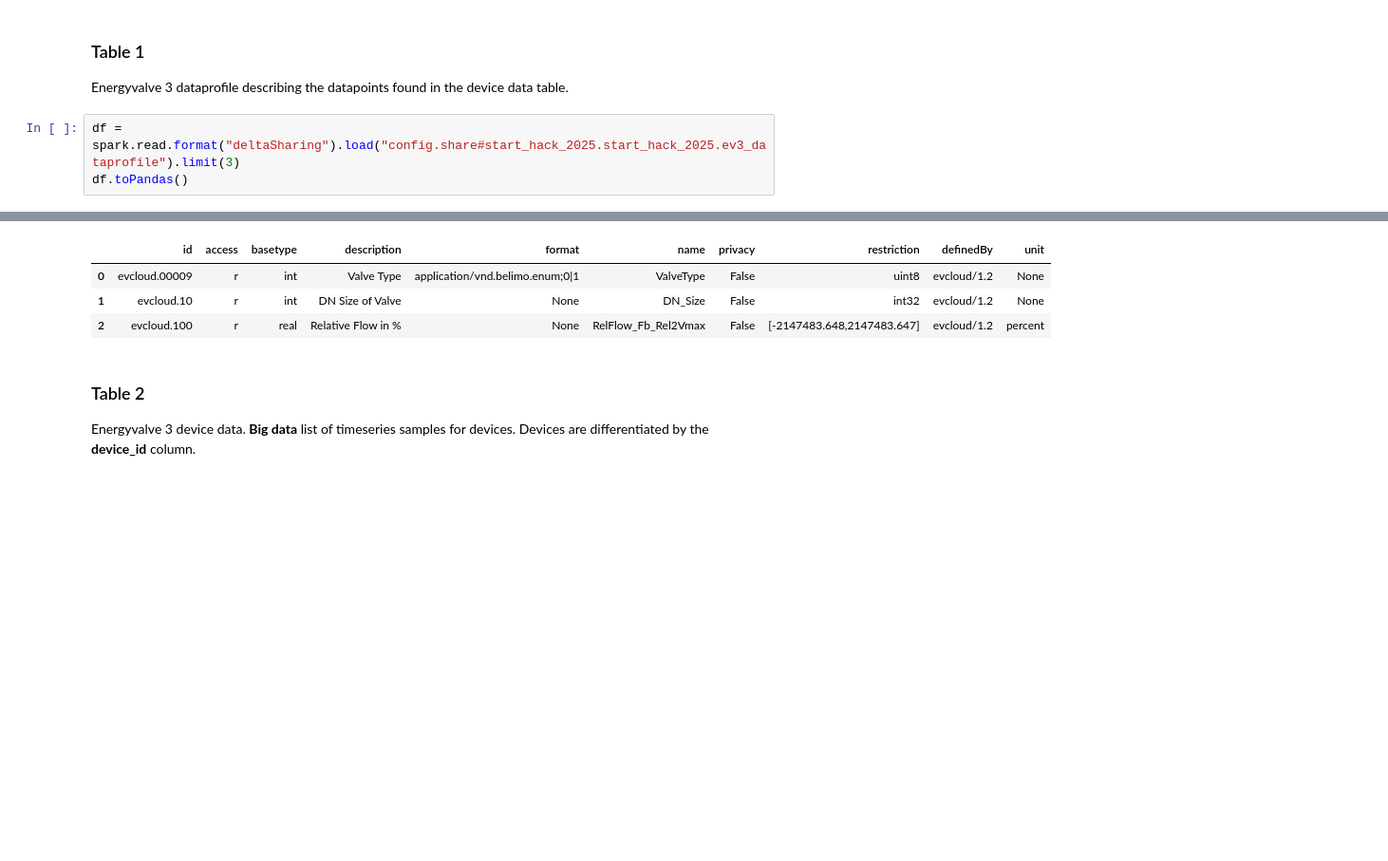
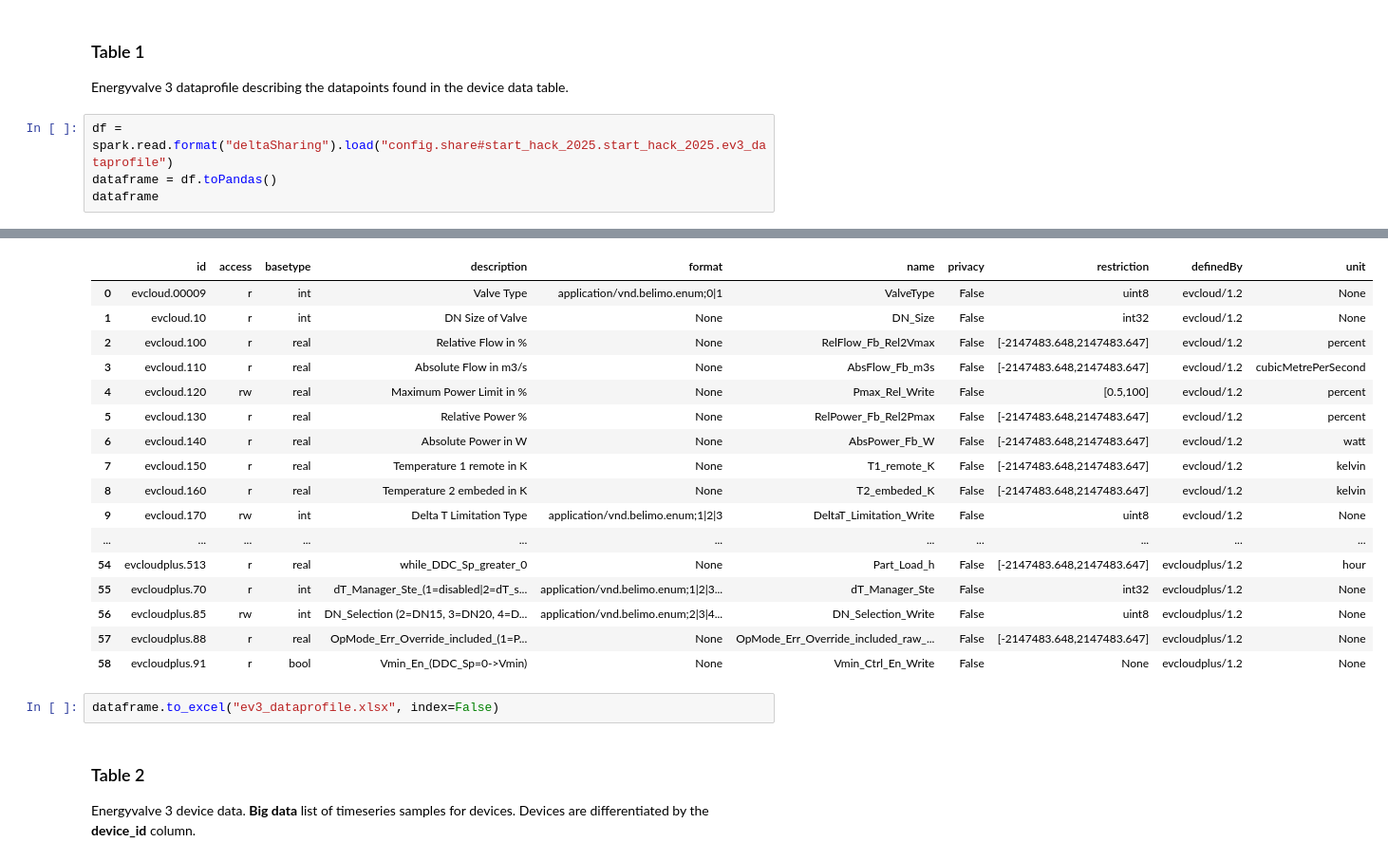
Before and after one commit to henri-climber/start-belimo, a Jupyter notebook: demo/work/docker-demo.ipynb, the cells around one changed output, grey strips where cells are left out. Shown at 95% size. Cells and saved outputs as stored; diff of their text form; blank space fills up the shorter version.

Commit message:
implement load data class

```diff
--- a/demo/work/docker-demo.ipynb
+++ b/demo/work/docker-demo.ipynb
@@ -26,6 +47,7 @@ client.list_all_tables()
 ### Table 1
 Energyvalve 3 dataprofile describing the datapoints found in the device data table.
 # %%
-df = spark.read.format("deltaSharing").load("config.share#start_hack_2025.start_hack_2025.ev3_dataprofile").limit(3)
-df.toPandas()
+df = spark.read.format("deltaSharing").load("config.share#start_hack_2025.start_hack_2025.ev3_dataprofile")
+dataframe = df.toPandas()
+dataframe
 # %% [output]
@@ -33,7 +56,22 @@ df.toPandas()
 |  | id | access | basetype | description | format | name | privacy | restriction | definedBy | unit |
 | 0 | evcloud.00009 | r | int | Valve Type | application/vnd.belimo.enum;0|1 | ValveType | False | uint8 | evcloud/1.2 | None |
 | 1 | evcloud.10 | r | int | DN Size of Valve | None | DN_Size | False | int32 | evcloud/1.2 | None |
 | 2 | evcloud.100 | r | real | Relative Flow in % | None | RelFlow_Fb_Rel2Vmax | False | [-2147483.648,2147483.647] | evcloud/1.2 | percent |
+| 3 | evcloud.110 | r | real | Absolute Flow in m3/s | None | AbsFlow_Fb_m3s | False | [-2147483.648,2147483.647] | evcloud/1.2 | cubicMetrePerSecond |
+| 4 | evcloud.120 | rw | real | Maximum Power Limit in % | None | Pmax_Rel_Write | False | [0.5,100] | evcloud/1.2 | percent |
+| 5 | evcloud.130 | r | real | Relative Power % | None | RelPower_Fb_Rel2Pmax | False | [-2147483.648,2147483.647] | evcloud/1.2 | percent |
+| 6 | evcloud.140 | r | real | Absolute Power in W | None | AbsPower_Fb_W | False | [-2147483.648,2147483.647] | evcloud/1.2 | watt |
+| 7 | evcloud.150 | r | real | Temperature 1 remote in K | None | T1_remote_K | False | [-2147483.648,2147483.647] | evcloud/1.2 | kelvin |
+| 8 | evcloud.160 | r | real | Temperature 2 embeded in K | None | T2_embeded_K | False | [-2147483.648,2147483.647] | evcloud/1.2 | kelvin |
+| 9 | evcloud.170 | rw | int | Delta T Limitation Type | application/vnd.belimo.enum;1|2|3 | DeltaT_Limitation_Write | False | uint8 | evcloud/1.2 | None |
+| ... | ... | ... | ... | ... | ... | ... | ... | ... | ... | ... |
+| 54 | evcloudplus.513 | r | real | while_DDC_Sp_greater_0 | None | Part_Load_h | False | [-2147483.648,2147483.647] | evcloudplus/1.2 | hour |
+| 55 | evcloudplus.70 | r | int | dT_Manager_Ste_(1=disabled|2=dT_s... | application/vnd.belimo.enum;1|2|3... | dT_Manager_Ste | False | int32 | evcloudplus/1.2 | None |
+| 56 | evcloudplus.85 | rw | int | DN_Selection (2=DN15, 3=DN20, 4=D... | application/vnd.belimo.enum;2|3|4... | DN_Selection_Write | False | uint8 | evcloudplus/1.2 | None |
+| 57 | evcloudplus.88 | r | real | OpMode_Err_Override_included_(1=P... | None | OpMode_Err_Override_included_raw_... | False | [-2147483.648,2147483.647] | evcloudplus/1.2 | None |
+| 58 | evcloudplus.91 | r | bool | Vmin_En_(DDC_Sp=0->Vmin) | None | Vmin_Ctrl_En_Write | False | None | evcloudplus/1.2 | None |
+# %%
+dataframe.to_excel("ev3_dataprofile.xlsx", index=False)
 # %% [markdown]
 ### Table 2
 Energyvalve 3 device data. **Big data** list of timeseries samples for devices. Devices are differentiated by the **device_id** column.
```
Also changed, not shown: parts of 18 cells of this notebook, 3 other files.
